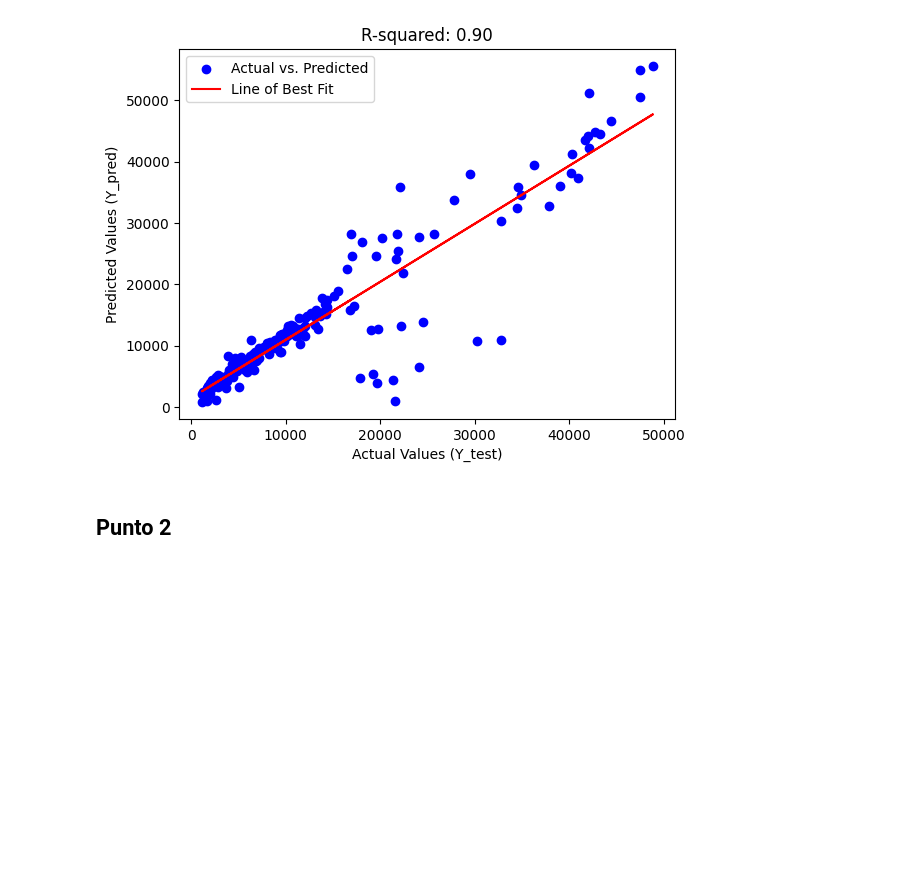
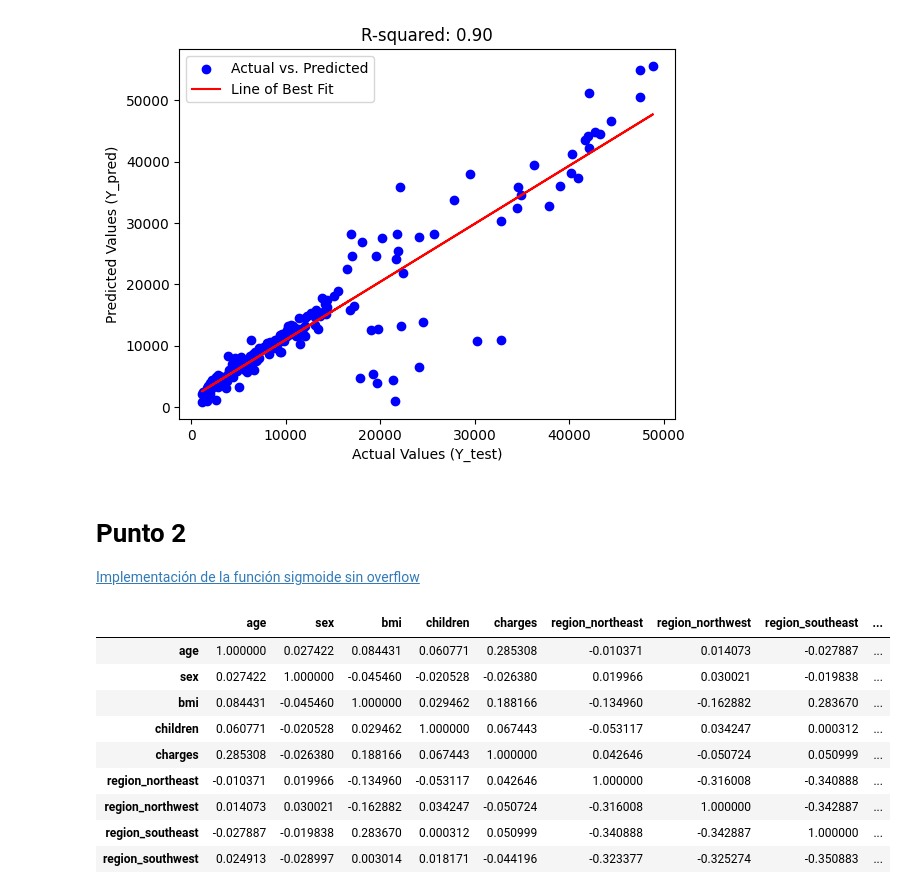
Before and after one commit to dcrovo/ML-Workshops, a Jupyter notebook: Workshop1/code/Taller1.ipynb, the cells around one changed output. Saved outputs shown, nothing was run; the diff lists cells and outputs as text; code cells hidden in the pictures; blank space fills up the shorter version.

```diff
--- a/Workshop1/code/Taller1.ipynb
+++ b/Workshop1/code/Taller1.ipynb
@@ -310,5 +293,7 @@ plt.title(f'R-squared: {coefficients[0]**2:.2f}')
 plt.show()
 # %% [output]
 [figure]
-# %% [markdown]
-## Punto 2
+# %% [markdown]
+# Punto 2
+
+[Implementación de la función sigmoide sin overflow](https://timvieira.github.io/blog/post/2014/02/11/exp-normalize-trick/)
@@ -314,0 +352,31 @@ plt.show()
+# %%
+log_reg = LogisticRegression(lr=0.1, epochs=1000, verbose=False, l2=0.1)
+X = train_df.drop(['smoker'], axis=1).values
+Y = train_df[['smoker']].values
+x_val = val_df.drop(['smoker'], axis=1).values
+y_val = val_df['smoker'].values
+x_test = test_df.drop(['smoker'], axis=1).values
+y_test = test_df['smoker'].values
+
+X, _,_ = standardize(X)
+x_test, _,_ = standardize(x_test)
+x_val,_,_ = standardize(x_val)
+# %%
+correlation_matrix = np.corrcoef(X, rowvar=False)
+
+# Crear un DataFrame con la matriz de correlación y las etiquetas de las columnas
+correlation_df = pd.DataFrame(correlation_matrix, columns=patients_df.drop(columns=['smoker']).columns,
+                              index=patients_df.drop(columns=['smoker']).columns)
+
+correlation_df
+# %% [output]
+|  | age | sex | bmi | children | charges | region_northeast | region_northwest | region_southeast | ... |
+| age | 1.000000 | 0.027422 | 0.084431 | 0.060771 | 0.285308 | -0.010371 | 0.014073 | -0.027887 | ... |
+| sex | 0.027422 | 1.000000 | -0.045460 | -0.020528 | -0.026380 | 0.019966 | 0.030021 | -0.019838 | ... |
+| bmi | 0.084431 | -0.045460 | 1.000000 | 0.029462 | 0.188166 | -0.134960 | -0.162882 | 0.283670 | ... |
+| children | 0.060771 | -0.020528 | 0.029462 | 1.000000 | 0.067443 | -0.053117 | 0.034247 | 0.000312 | ... |
+| charges | 0.285308 | -0.026380 | 0.188166 | 0.067443 | 1.000000 | 0.042646 | -0.050724 | 0.050999 | ... |
+| region_northeast | -0.010371 | 0.019966 | -0.134960 | -0.053117 | 0.042646 | 1.000000 | -0.316008 | -0.340888 | ... |
+| region_northwest | 0.014073 | 0.030021 | -0.162882 | 0.034247 | -0.050724 | -0.316008 | 1.000000 | -0.342887 | ... |
+| region_southeast | -0.027887 | -0.019838 | 0.283670 | 0.000312 | 0.050999 | -0.340888 | -0.342887 | 1.000000 | ... |
+| region_southwest | 0.024913 | -0.028997 | 0.003014 | 0.018171 | -0.044196 | -0.323377 | -0.325274 | -0.350883 | ... |
```
Also changed, not shown: parts of 8 cells of this notebook.
